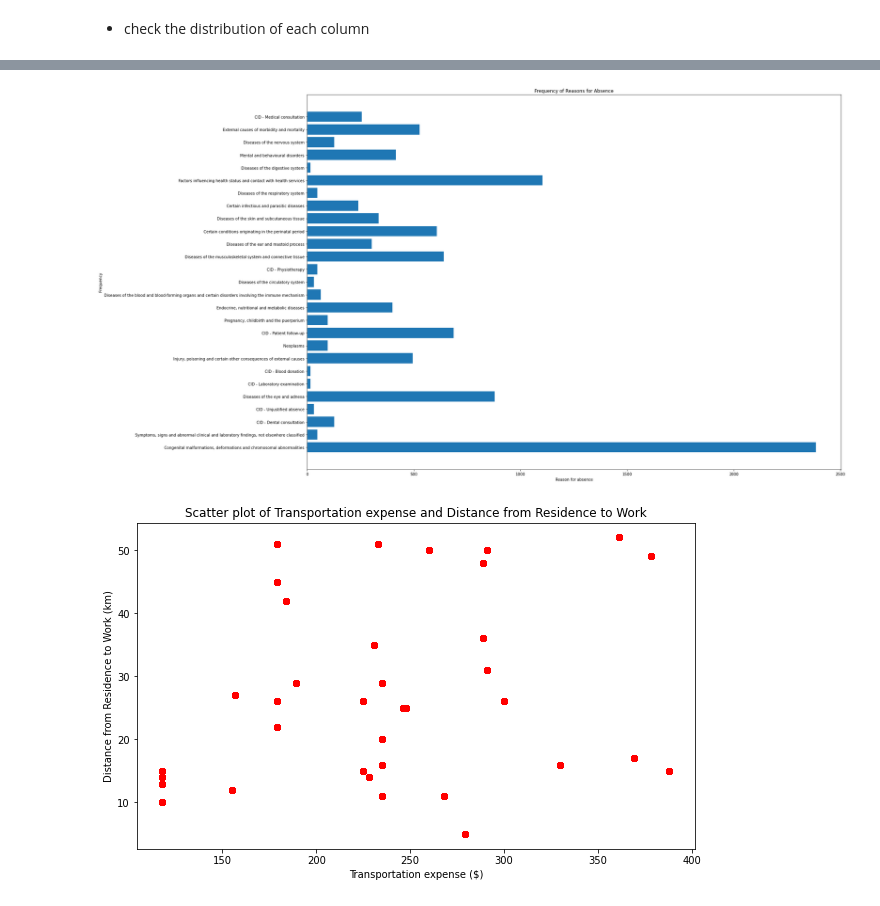
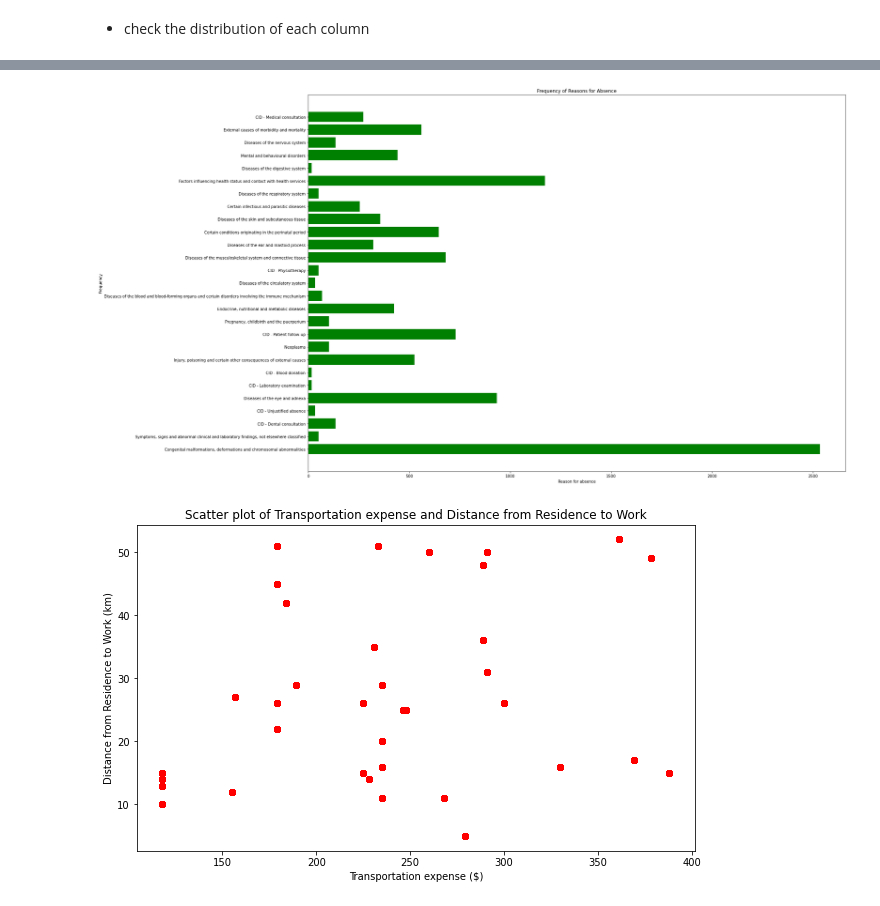
Before and after one commit to GuilhermeVCCdaSilva/ProjetoBD, a Jupyter notebook: ProjetoBigData_GuilhermeSilvaMarineFournieGonçaloAlves.ipynb, the cells around one changed output, grey strips where cells are left out. Saved outputs shown, nothing was run; the diff lists cells and outputs as text; code cells hidden in the pictures.

Commit message:
added some plots

```diff
--- a/ProjetoBigData_GuilhermeSilvaMarineFournieGonçaloAlves.ipynb
+++ b/ProjetoBigData_GuilhermeSilvaMarineFournieGonçaloAlves.ipynb
@@ -407,20 +407,20 @@ for col in df.columns:
 # %%
 import matplotlib.pyplot as plt
 
 # Count the frequency of each category in "Reason for absence" column
 df = df.dropna(subset = ["Reason for absence"])
 reason_counts = df.groupBy("Reason for absence").count().toPandas()
 
 # Plot the bar chart
 plt.figure(figsize=(25, 18))
-plt.barh(reason_counts["Reason for absence"], reason_counts["count"])
+plt.barh(reason_counts["Reason for absence"], reason_counts["count"], color='green')
 plt.xlabel("Reason for absence")
 plt.ylabel("Frequency")
 plt.title("Frequency of Reasons for Absence")
 
 plt.show()
 # %% [output]
-[figure, old version]
+[figure, new version]
 # %%
 import matplotlib.pyplot as plt
 
```
Also changed, not shown: parts of 5 cells of this notebook.
